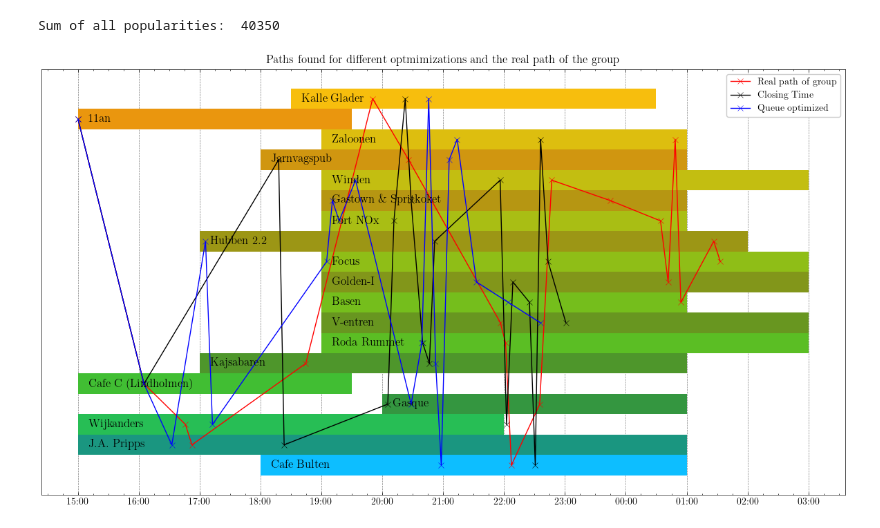
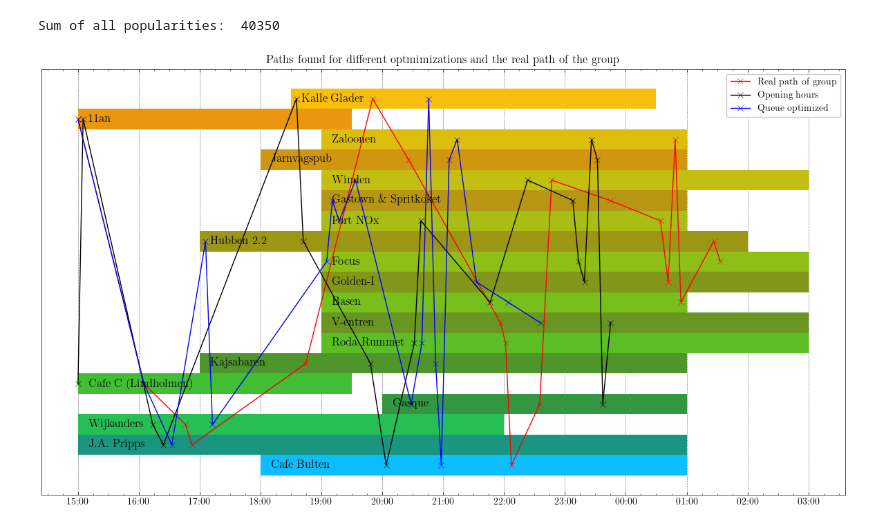
Before and after one commit to FelixWaldschock/Chalmers_FFR120_PubCrawl, a Jupyter notebook: Plotting_Combined/Plotting_Results.ipynb, the cells around one changed output. Drawn from its saved outputs; the diff is of its cells as text; code cells hidden in the pictures.

```diff
--- a/Plotting_Combined/Plotting_Results.ipynb
+++ b/Plotting_Combined/Plotting_Results.ipynb
@@ -29,7 +29,7 @@ for pub in Pubs:
 # %%
 # load the best data
 
-Ants_ClosingTime = Logger.loadLog('Logs/BestPath_ClosingTime.json', velAnt)
+Ants_ClosingTime = Logger.loadLog('Logs/BestPath_GivenPath_new.json', velAnt)
 bestAnt_ClosingTime = Ants_ClosingTime[-1]
 
 Ants_GivenPath = Logger.loadLog('Logs/BestPath_GivenPath.json', velAnt)
@@ -82,32 +82,32 @@ i = 0
 
 for p in Pubs:
     i += 1
     r = 13
     b = 255
     g = 40 * (i % 2) + 150
 
     # use different color for each pub
     # plot the opening times
     ax.broken_barh([(p.openingTime, p.closingTime - p.openingTime)], (p.pubID, 1), facecolors=[i*r/255,g/255,b/i/255])
     ax.text(p.openingTime +10, p.pubID + .5, p.pubName, fontsize=12, fontstyle='oblique', verticalalignment='center', horizontalalignment='left', color='black')
 
 ax.plot(X_GivenPath, Y_GivenPath, marker='x', markeredgecolor='red', markeredgewidth=.4, linestyle='-', color='red', linewidth=1, label='Real path of group')
-ax.plot(X_ClosingTime, Y_ClosingTime, marker='x', markeredgecolor='black', markeredgewidth=0.4, linestyle='-', color='black', linewidth=1, label='Closing Time')
+ax.plot(X_ClosingTime, Y_ClosingTime, marker='x', markeredgecolor='black', markeredgewidth=0.4, linestyle='-', color='black', linewidth=1, label='Opening hours')
 ax.plot(X_Queue, Y_Queue, marker='x', markeredgecolor='blue', markeredgewidth=.4, linestyle='-', color='blue', linewidth=1, label='Queue optimized')
 # ax.plot(X_WaitingTime, Y_WaitingTime, marker='x', markeredgecolor='black', markeredgewidth=0.1, linestyle='-', color='purple', linewidth=1, label='Waiting Time')
 
 
 # change xticks such that 0 equals 15:00, 60 equals 16:00 etc. do it until 780 equal 03:00
 plt.xticks(np.arange(0, 780, 60), ('15:00', '16:00', '17:00', '18:00', '19:00', '20:00', '21:00','22:00','23:00','00:00','01:00','02:00','03:00'))
 
 
 plt.yticks([])
 plt.title('Paths found for different optmimizations and the real path of the group')
 plt.grid('on')
 plt.legend(loc='upper right')
 
 # save the figure
 plt.savefig('Queue_BestPath.svg', format='svg')
 plt.show()
 # %% [output]
-[figure, old version]
+[figure, new version]
```
Also changed, not shown: 16 other files.
